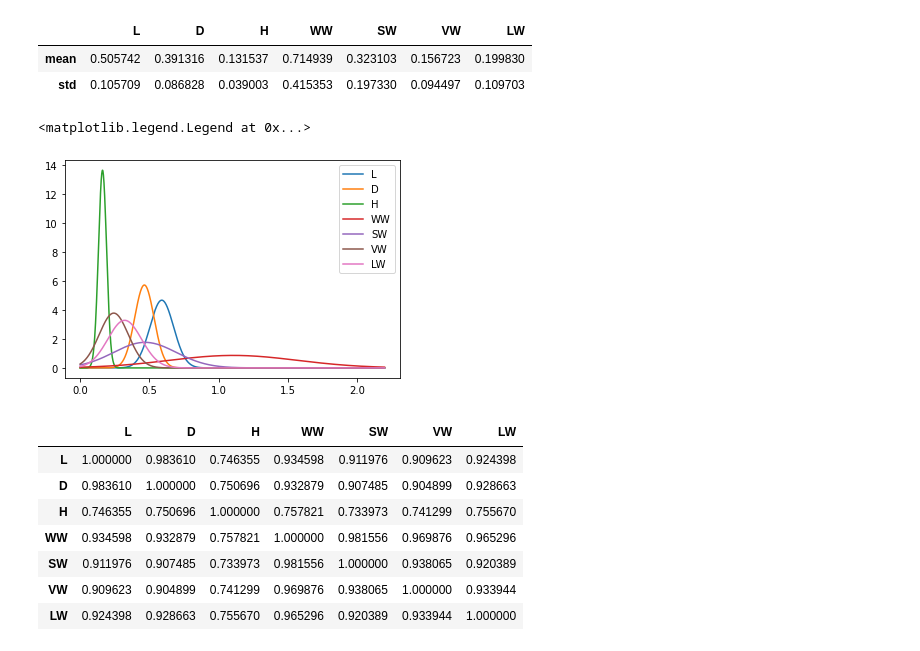
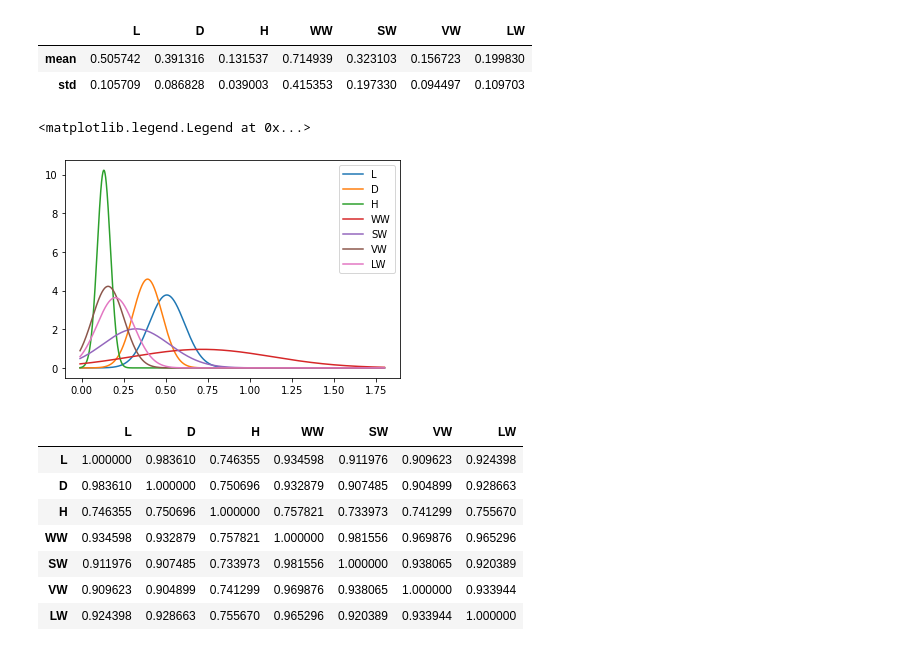
Before and after one commit to SWi7CHbladE/Pattern-Recognition-Assigment, a Jupyter notebook: 20_8_2022_Assignment2.ipynb, the cells around one changed output. Saved outputs shown, nothing was run; the diff lists cells and outputs as text; code cells hidden in the pictures.

```diff
--- a/20_8_2022_Assignment2.ipynb
+++ b/20_8_2022_Assignment2.ipynb
@@ -117,21 +115,21 @@ tmp
 | mean | 0.505742 | 0.391316 | 0.131537 | 0.714939 | 0.323103 | 0.156723 | 0.199830 |
 | std | 0.105709 | 0.086828 | 0.039003 | 0.415353 | 0.197330 | 0.094497 | 0.109703 |
 # %%
-x = np.arange(0.0, 2.2, 0.001)
+x = np.arange(-0.01, 1.8, 0.001)
 
 plt.plot(x, norm.pdf(x, tmp._get_value("mean", 'L'), tmp._get_value("std", 'L')), label='L')
 plt.plot(x, norm.pdf(x, tmp._get_value("mean", 'D'), tmp._get_value("std", 'D')), label='D')
 plt.plot(x, norm.pdf(x, tmp._get_value("mean", 'H'), tmp._get_value("std", 'H')), label='H')
 plt.plot(x, norm.pdf(x, tmp._get_value("mean", 'WW'), tmp._get_value("std", 'WW')), label='WW')
 plt.plot(x, norm.pdf(x, tmp._get_value("mean", 'SW'), tmp._get_value("std", 'SW')), label='SW')
 plt.plot(x, norm.pdf(x, tmp._get_value("mean", 'VW'), tmp._get_value("std", 'VW')), label='VW')
 plt.plot(x, norm.pdf(x, tmp._get_value("mean", 'LW'), tmp._get_value("std", 'LW')), label='LW')
 
 
 plt.legend()
 # %% [output]
 <matplotlib.legend.Legend at 0x...>
-[figure, old version]
+[figure, new version]
 # %%
 data_M[col].corr()
 # %% [output]
```
Also changed, not shown: parts of 3 cells of this notebook.
